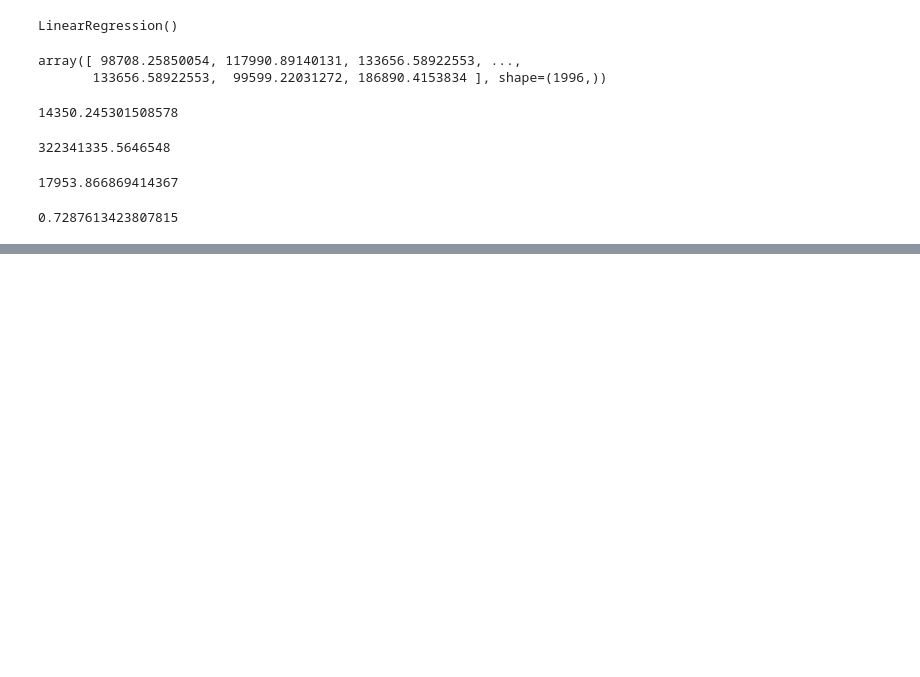
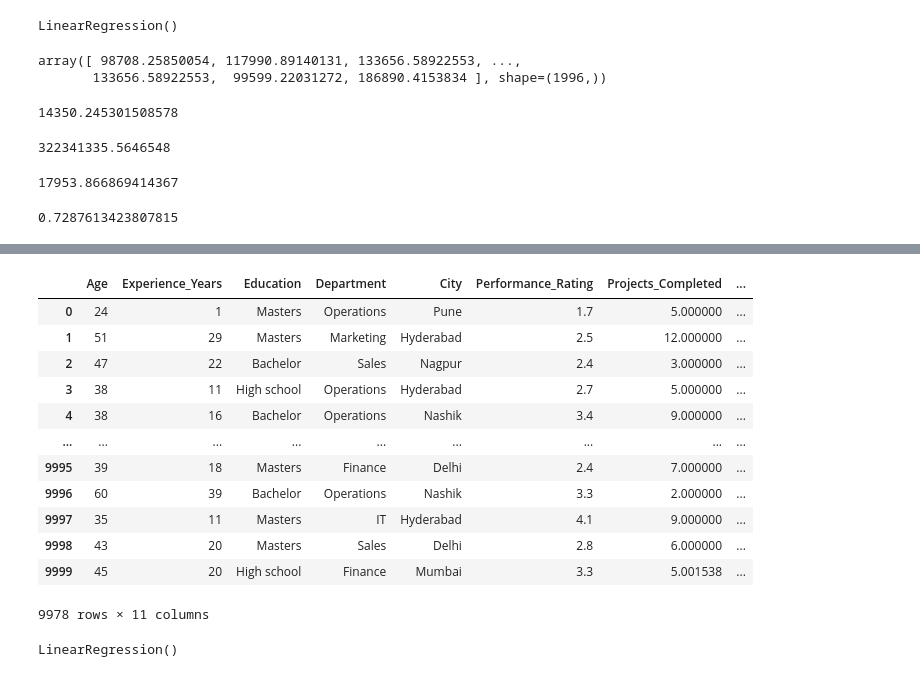
Before and after one commit to roshan-pardeshi/machine-learning, a Jupyter notebook: machine learning/Untitled3.ipynb, the cells around one changed output, grey strips where cells are left out. Cells and saved outputs as stored; diff of their text form; code cells hidden in the pictures; blank space fills up the shorter version.

```diff
--- a/machine learning/Untitled3.ipynb
+++ b/machine learning/Untitled3.ipynb
@@ -1151,0 +1223,16 @@ r2
+# %%
+df
+# %% [output]
+|  | Age | Experience_Years | Education | Department | City | Performance_Rating | Projects_Completed | ... |
+| 0 | 24 | 1 | Masters | Operations | Pune | 1.7 | 5.000000 | ... |
+| 1 | 51 | 29 | Masters | Marketing | Hyderabad | 2.5 | 12.000000 | ... |
+| 2 | 47 | 22 | Bachelor | Sales | Nagpur | 2.4 | 3.000000 | ... |
+| 3 | 38 | 11 | High school | Operations | Hyderabad | 2.7 | 5.000000 | ... |
+| 4 | 38 | 16 | Bachelor | Operations | Nashik | 3.4 | 9.000000 | ... |
+| ... | ... | ... | ... | ... | ... | ... | ... | ... |
+| 9995 | 39 | 18 | Masters | Finance | Delhi | 2.4 | 7.000000 | ... |
+| 9996 | 60 | 39 | Bachelor | Operations | Nashik | 3.3 | 2.000000 | ... |
+| 9997 | 35 | 11 | Masters | IT | Hyderabad | 4.1 | 9.000000 | ... |
+| 9998 | 43 | 20 | Masters | Sales | Delhi | 2.8 | 6.000000 | ... |
+| 9999 | 45 | 20 | High school | Finance | Mumbai | 3.3 | 5.001538 | ... |
+9978 rows × 11 columns
@@ -1151,0 +1246,4 @@ r2
+# %%
+model.fit(x_train,y_train)
+# %% [output]
+LinearRegression()
```
Also changed, not shown: parts of 15 cells of this notebook.
